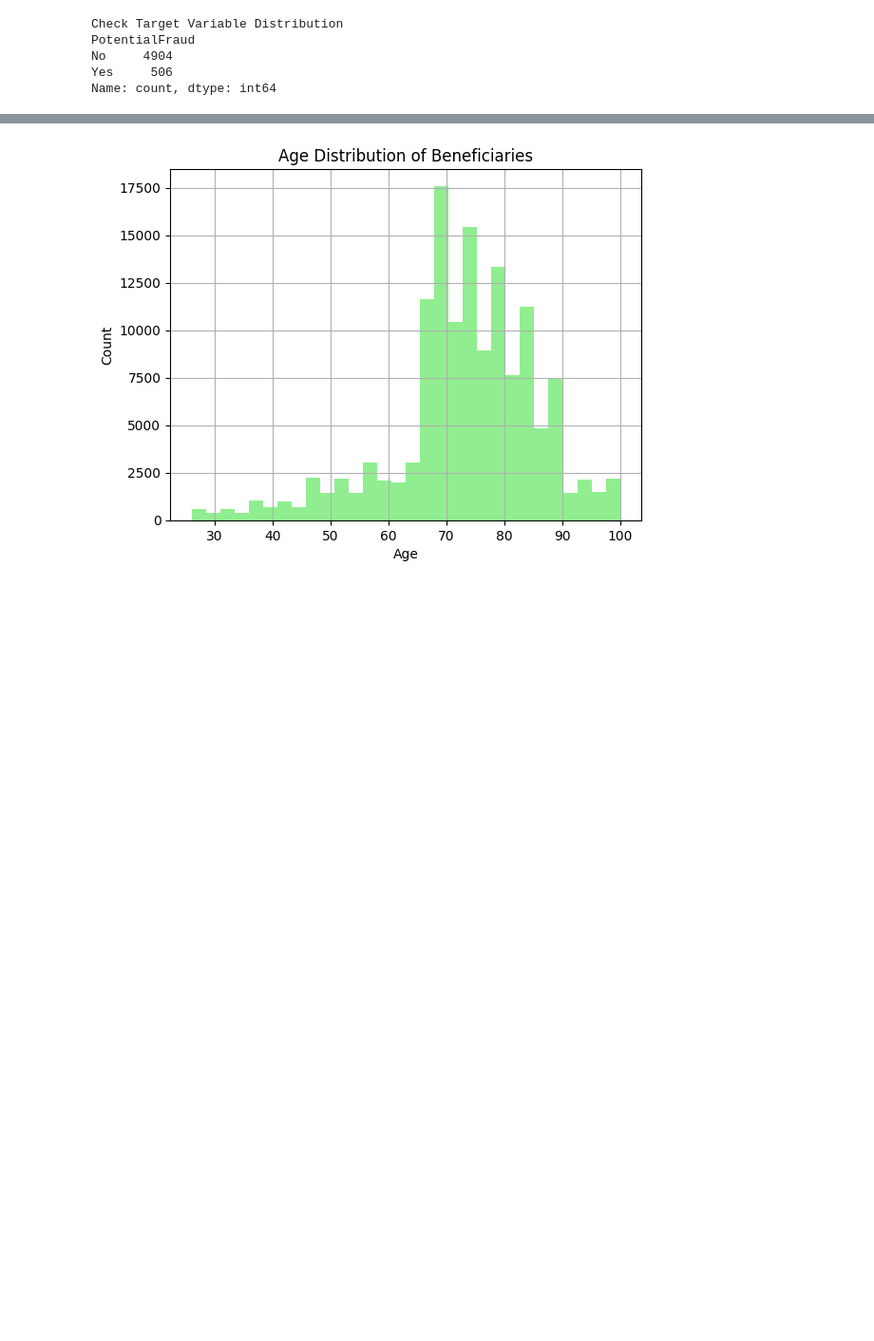
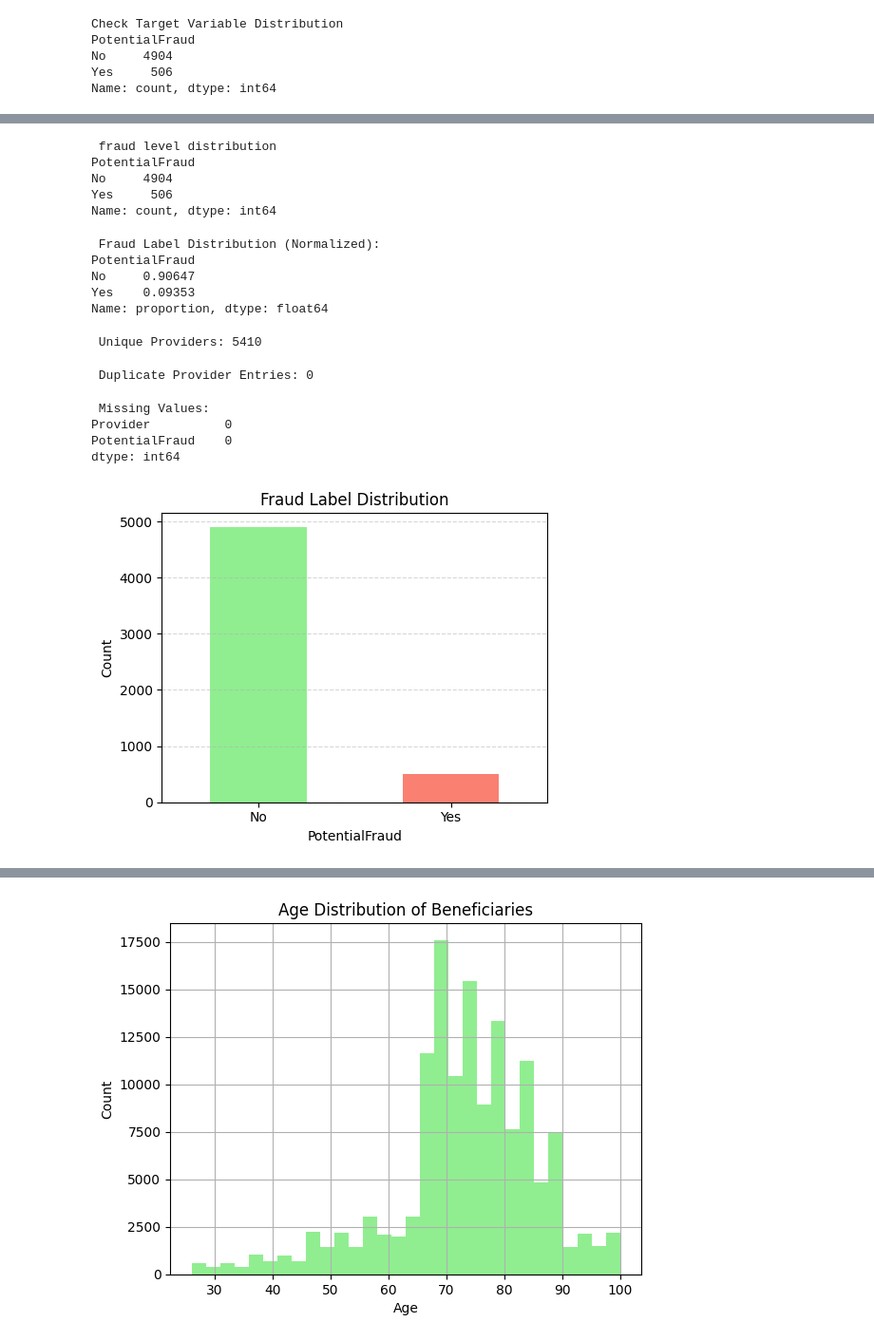
Before and after one commit to mubasshir00/health-insurance-fraud-detection, a Jupyter notebook: An_data_Random_forest.ipynb, the cells around one changed output, grey strips where cells are left out. Shown: that part at 95% size. Saved outputs shown, nothing was run; the diff lists cells and outputs as text; code cells hidden in the pictures; blank space fills up the shorter version.

```diff
--- a/An_data_Random_forest.ipynb
+++ b/An_data_Random_forest.ipynb
@@ -35,22 +30,22 @@ warnings.filterwarnings("ignore")
 pd.set_option('display.max_columns', None)
 # %%
 # Load the datasets into DataFrames
-main_claim_df = pd.read_csv("/home/mubasshir/Desktop/Research/Insurance/health-insurance-fraud-detection/result_datasets/Anonymized_Train-1542865627584.csv")
-beneficiary_df = pd.read_csv("/home/mubasshir/Desktop/Research/Insurance/health-insurance-fraud-detection/result_datasets/Anonymized_Train_Beneficiarydata.csv")
-inpatient_df = pd.read_csv("/home/mubasshir/Desktop/Research/Insurance/health-insurance-fraud-detection/result_datasets/Anonymized_Train_Inpatientdata.csv")
-outpatient_df = pd.read_csv("/home/mubasshir/Desktop/Research/Insurance/health-insurance-fraud-detection/result_datasets/Anonymized_Train_Outpatientdata.csv")
+main_claim_df = pd.read_csv("/home/mubasshir/Desktop/Research/Insurance/Anonymized_dataset/Anonymized_Train-1542865627584.csv")
+beneficiary_df = pd.read_csv("/home/mubasshir/Desktop/Research/Insurance/Anonymized_dataset/Anonymized_Train_Beneficiarydata.csv")
+inpatient_df = pd.read_csv("/home/mubasshir/Desktop/Research/Insurance/Anonymized_dataset/Anonymized_Train_Inpatientdata.csv")
+outpatient_df = pd.read_csv("/home/mubasshir/Desktop/Research/Insurance/Anonymized_dataset/Anonymized_Train_Outpatientdata.csv")
 
 # Display top rows to confirm successful loading
-print("✅ Main Claim Data:")
+print("Main Claim Data:")
 display(main_claim_df.head())
 
-print("✅ Beneficiary Data:")
+print("Beneficiary Data:")
 display(beneficiary_df.head())
 
-print("✅ Inpatient Data:")
+print("Inpatient Data:")
 display(inpatient_df.head())
 
-print("✅ Outpatient Data:")
+print("Outpatient Data:")
 display(outpatient_df.head())
 
 # Check data shapes for clarity
@@ -314,0 +182,54 @@ plt.show()
+# %%
+# Value counts for PotentialFraud
+print("\n fraud level distribution")
+print(main_claim_df['PotentialFraud'].value_counts())
+# %% [output]
+ fraud level distribution
+PotentialFraud
+No     4904
+Yes     506
+Name: count, dtype: int64
+# %%
+print("\n Fraud Label Distribution (Normalized):")
+print(main_claim_df['PotentialFraud'].value_counts(normalize=True))
+# %% [output]
+ Fraud Label Distribution (Normalized):
+PotentialFraud
+No     0.90647
+Yes    0.09353
+Name: proportion, dtype: float64
+# %%
+#Check unique providers
+print(f"\n Unique Providers: {main_claim_df['Provider'].nunique()}")
+# %% [output]
+ Unique Providers: 5410
+# %%
+# Check for duplicate providers (if any)
+duplicates = main_claim_df.duplicated(subset=['Provider']).sum()
+print(f"\n Duplicate Provider Entries: {duplicates}")
+# %% [output]
+ Duplicate Provider Entries: 0
+# %%
+# Missing values
+print("\n Missing Values:")
+print(main_claim_df.isnull().sum())
+# %% [output]
+ Missing Values:
+Provider          0
+PotentialFraud    0
+dtype: int64
+# %%
+# Encode 'PotentialFraud' as numeric label
+main_claim_df['FraudLabel'] = main_claim_df['PotentialFraud'].map({'Yes': 1, 'No': 0})
+
+plt.figure(figsize=(5,4))
+main_claim_df['PotentialFraud'].value_counts().plot(kind='bar', color=['lightgreen', 'salmon'])
+plt.title("Fraud Label Distribution")
+plt.xlabel("PotentialFraud")
+plt.ylabel("Count")
+plt.xticks(rotation=0)
+plt.grid(axis='y', linestyle='--', alpha=0.5)
+plt.tight_layout()
+plt.show()
+# %% [output]
+[figure, added]
```
Also changed, not shown: parts of 140 cells of this notebook, 3 other files.
